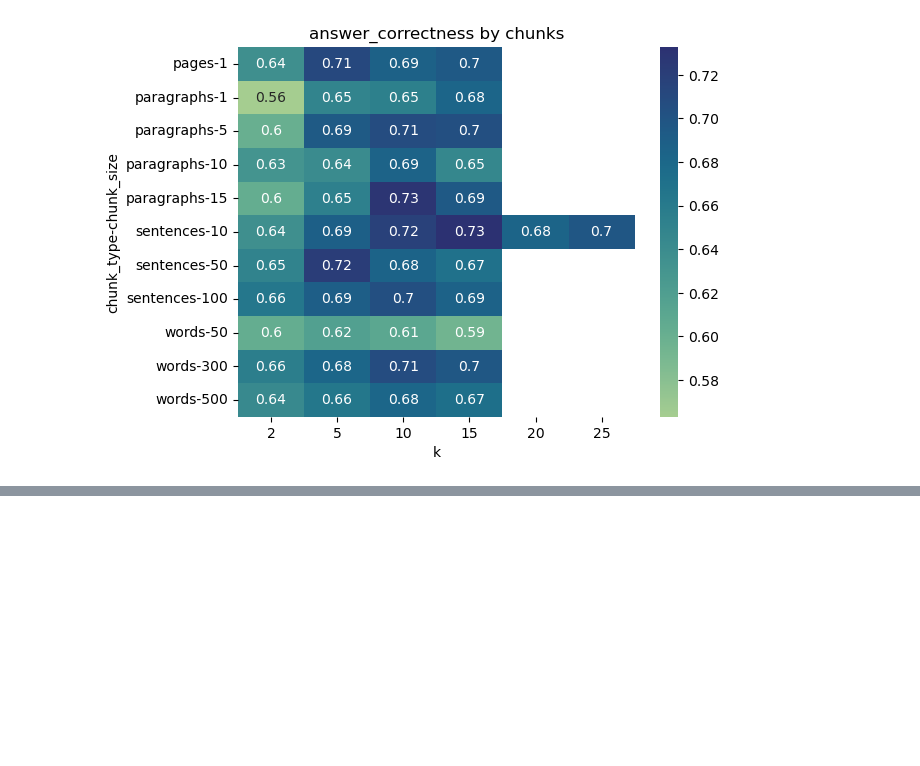
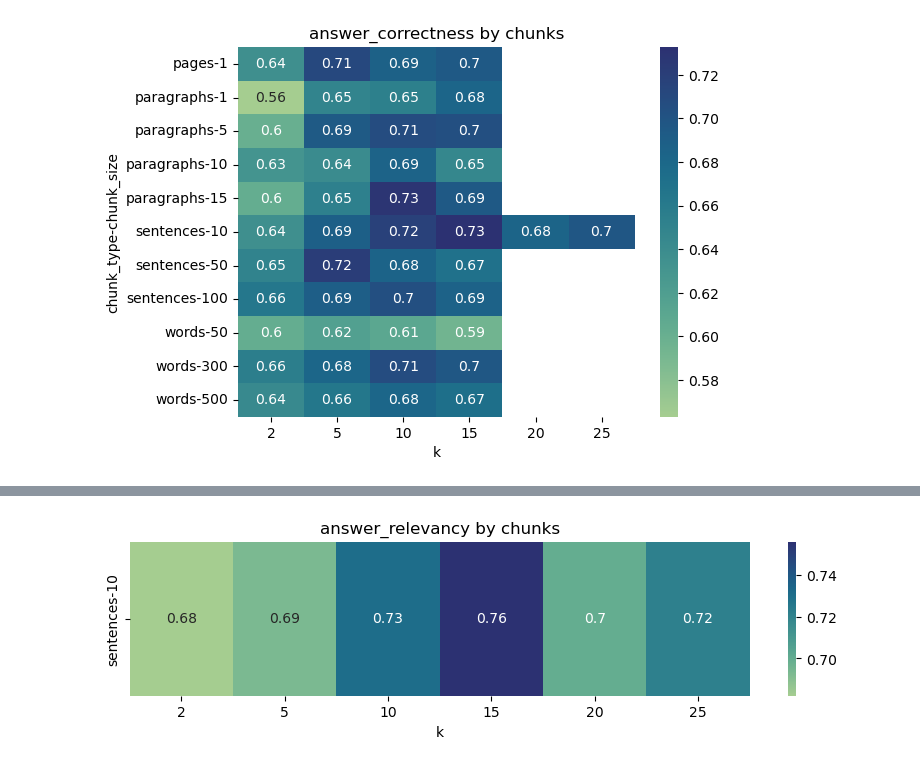
Before and after one commit to xinyicxy/rag-optimization, a Jupyter notebook: rag-sandbox/rfp/r1_metrics_eval.ipynb, the cells around one changed output, grey strips where cells are left out. Cells and saved outputs as stored; diff of their text form; code cells hidden in the pictures; blank space fills up the shorter version.

```diff
--- a/rag-sandbox/rfp/r1_metrics_eval.ipynb
+++ b/rag-sandbox/rfp/r1_metrics_eval.ipynb
@@ -308,0 +310,4 @@ all_chunks_heatmap(df, "answer_correctness")
+# %%
+sent10_heatmap(sent10, "answer_relevancy")
+# %% [output]
+[figure, added]
```
Also changed, not shown: parts of 11 cells of this notebook.
